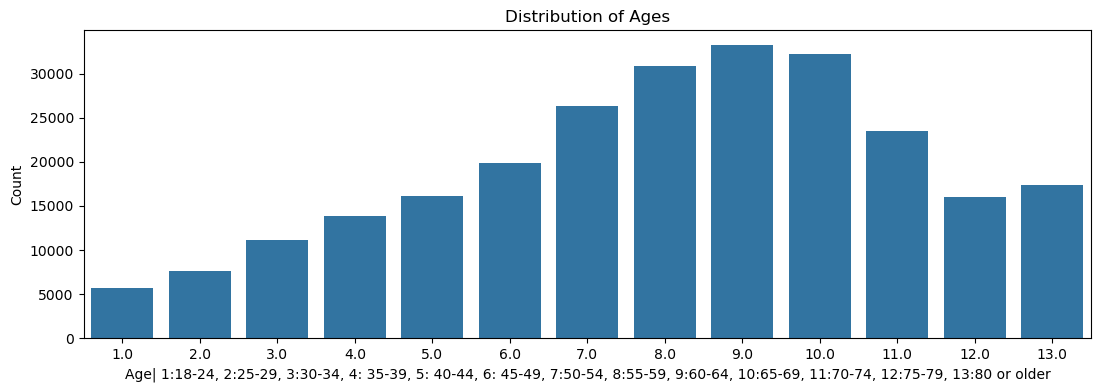
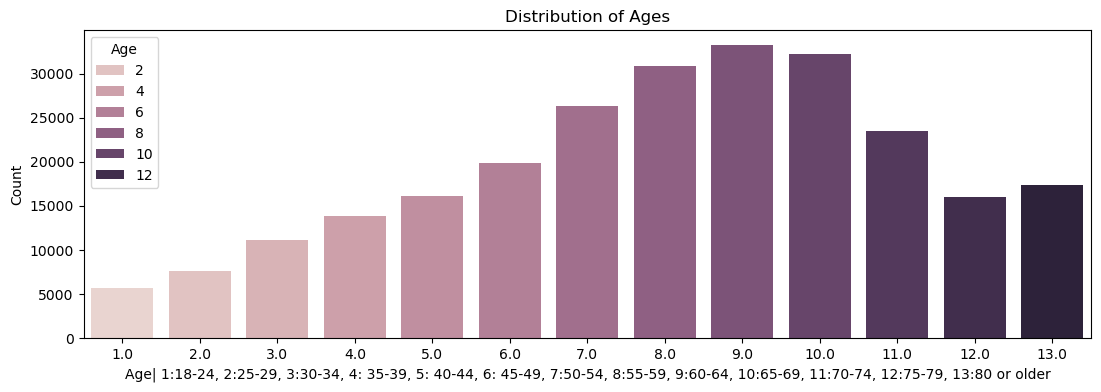
Unified diff of the notebook cell whose output changed from the first chart to the second:
--- before
+++ after
@@ -1,5 +1,5 @@
 #Visualizae the distribution of target variable
 plt.figure(figsize=(13,4))
-sns.countplot(x='Age', data=df)
+sns.countplot(x='Age', data=df, hue="Age")
 plt.title('Distribution of Ages')
 plt.xlabel('Age| 1:18-24, 2:25-29, 3:30-34, 4: 35-39, 5: 40-44, 6: 45-49, 7:50-54, 8:55-59, 9:60-64, 10:65-69, 11:70-74, 12:75-79, 13:80 or older')

Commit: Tweaked some of the colors on graphs for distribution graphs